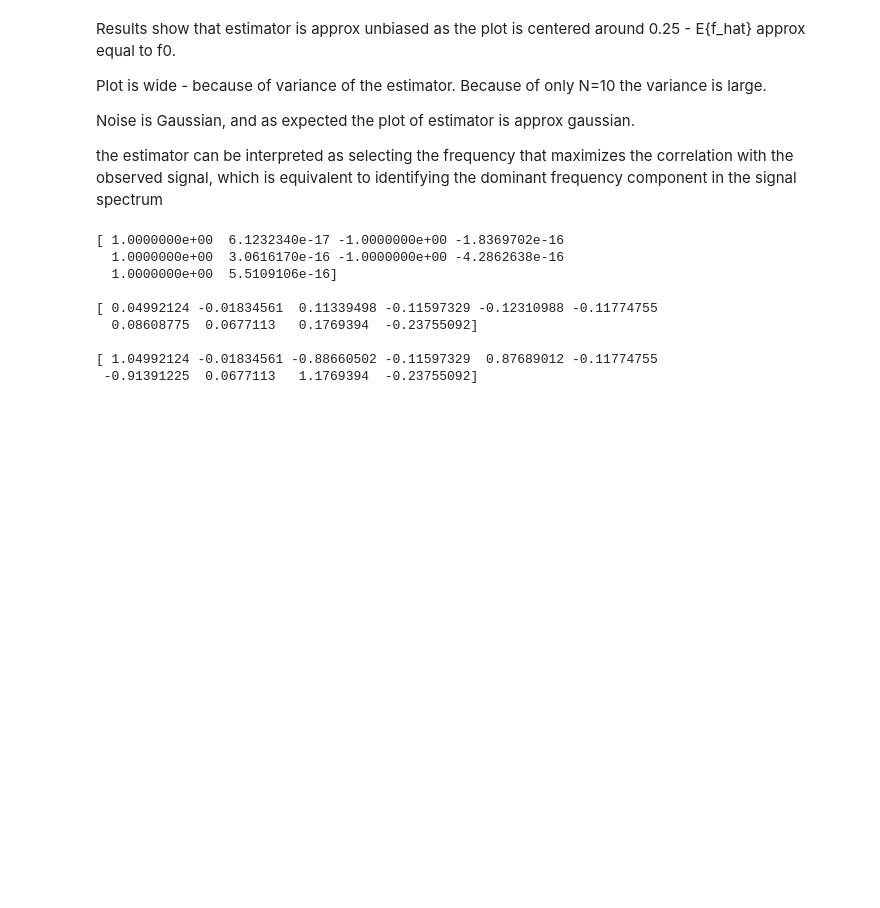
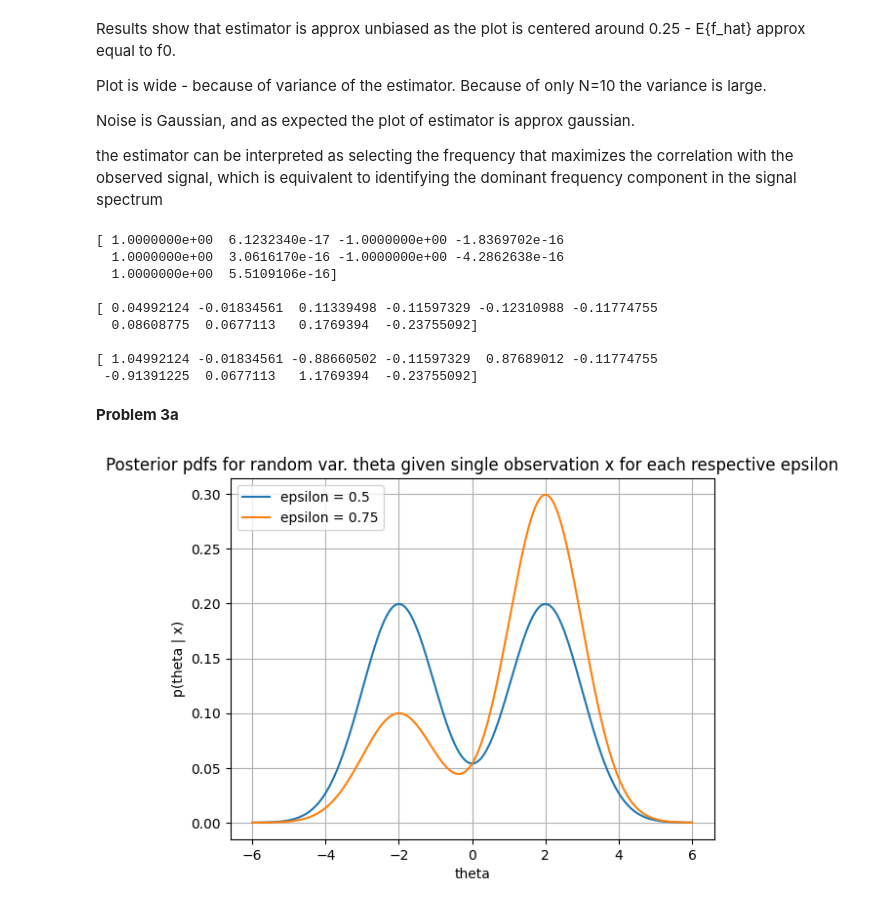
Before and after one commit to johnnynogo/TTT4275_EDC, a Jupyter notebook: assignments/assignment_2_LinearModels_BLUE_MLE_BayesianEstimators.ipynb, the cells around one changed output. Saved outputs shown, nothing was run; the diff lists cells and outputs as text; code cells hidden in the pictures; blank space fills up the shorter version.

```diff
--- a/assignments/assignment_2_LinearModels_BLUE_MLE_BayesianEstimators.ipynb
+++ b/assignments/assignment_2_LinearModels_BLUE_MLE_BayesianEstimators.ipynb
@@ -187,3 +187,27 @@ print(x)
 
 [ 1.04992124 -0.01834561 -0.88660502 -0.11597329  0.87689012 -0.11774755
  -0.91391225  0.0677113   1.1769394  -0.23755092]
+# %% [markdown]
+__Problem 3a__
+# %%
+import numpy as np
+import matplotlib.pyplot as plt
+
+epsilons = [1/2, 3/4]
+x_observed = 2
+theta = np.linspace(-6, 6, 1000)
+
+for epsilon in epsilons:
+    p = ((epsilon / np.sqrt(2*np.pi)) * np.exp(-0.5 * (theta-x_observed)**2)) + (((1 - epsilon) / np.sqrt(2*np.pi)) * np.exp(-0.5 * (theta+x_observed)**2))
+
+    plt.plot(theta, p, label=f"epsilon = {epsilon}")
+
+plt.title("Posterior pdfs for random var. theta given single observation x for each respective epsilon")
+plt.xlabel("theta")
+plt.ylabel("p(theta | x)")
+plt.legend()
+plt.grid()
+
+plt.show()
+# %% [output]
+[figure, added]
```
Also changed, not shown: parts of 5 cells of this notebook, 1 other file.
